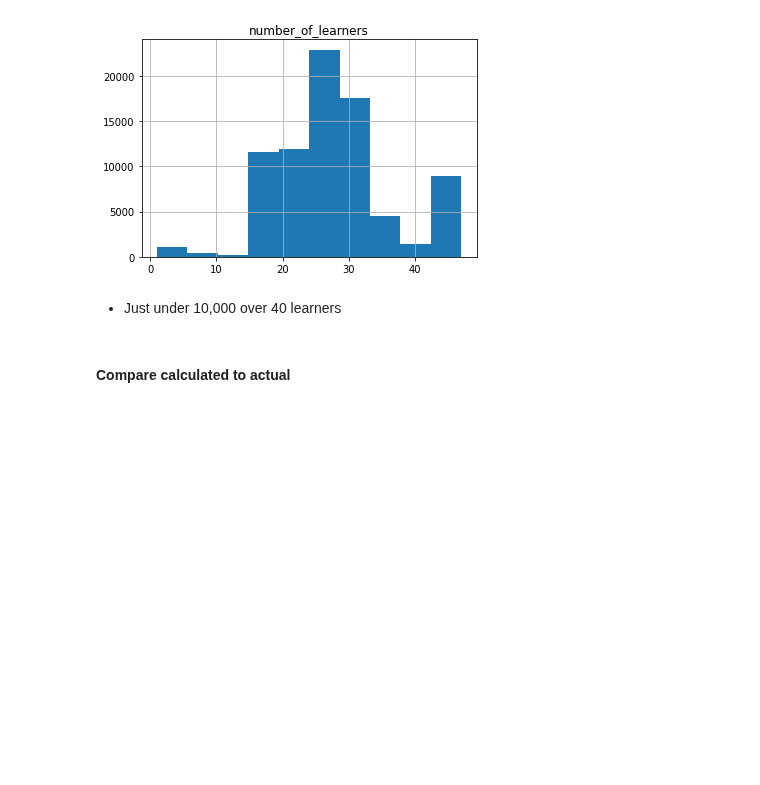
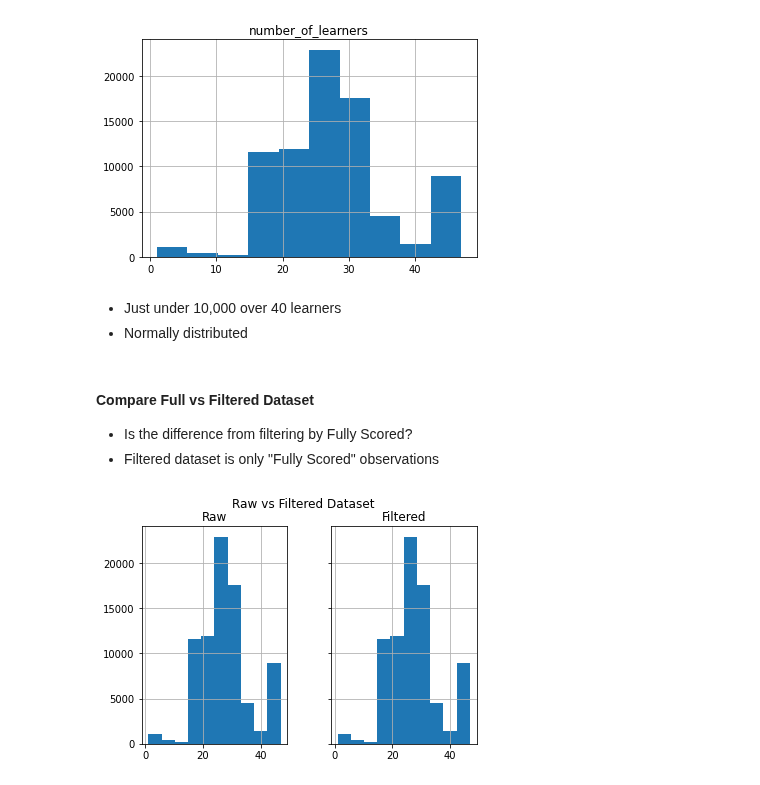
Before and after one commit to dlhinkley/c772-capstone-project, a Jupyter notebook: juniper/investigation/num-learners-over-40.ipynb, the cells around one changed output. Cells and saved outputs as stored; diff of their text form; code cells hidden in the pictures; blank space fills up the shorter version.

```diff
--- a/juniper/investigation/num-learners-over-40.ipynb
+++ b/juniper/investigation/num-learners-over-40.ipynb
@@ -14,3 +12,6 @@ dfRaw = load_df('dfRaw')
+# %%
+dfFlt = load_df('dfFlt')
+dfRaw = load_df('dfRaw')
 # %% [markdown]
 #### Display histogram
 # %%
@@ -19,5 +20,22 @@ out = dfRaw.select('number_of_learners').toPandas().hist()
 [figure]
 # %% [markdown]
 - Just under 10,000 over 40 learners
+- Normally distributed
-# %% [markdown]
-#### Compare calculated to actual
+# %% [markdown]
+#### Compare Full vs Filtered Dataset
+- Is the difference from filtering by Fully Scored?
+- Filtered dataset is only "Fully Scored" observations
+# %%
+fig, (ax1, ax2) = plt.subplots(ncols=2, sharey=True)
+
+dfRaw.select('number_of_learners').toPandas().hist(ax=ax1)
+ax1.set_title('Raw')
+
+dfFlt.select('number_of_learners').toPandas().hist(ax=ax2)
+ax2.set_title('Filtered')
+
+plt.suptitle('Raw vs Filtered Dataset')
+
+plt.show()
+# %% [output]
+[figure, added]
```
Also changed, not shown: parts of 27 cells of this notebook, 11 other files.
